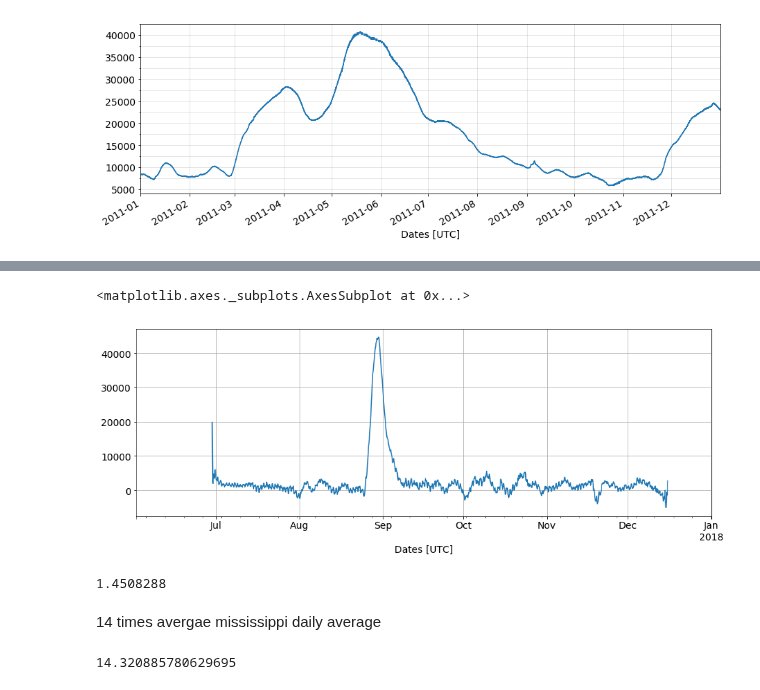
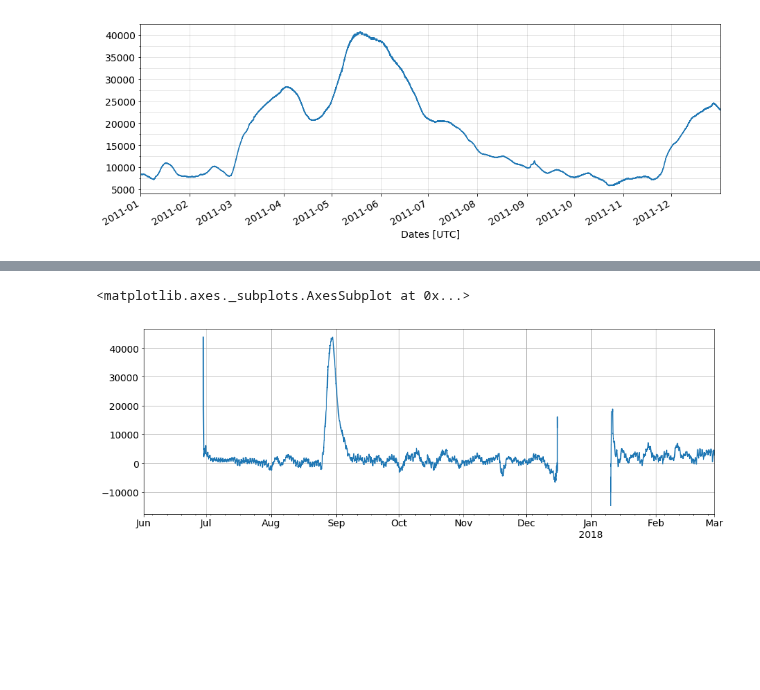
Before and after one commit to kthyng/flood_estimate, a Jupyter notebook: Harvey inflow.ipynb, the cells around one changed output, grey strips where cells are left out. Drawn from its saved outputs; the diff is of its cells as text; code cells hidden in the pictures; blank space fills up the shorter version.

Commit message:
cleaned up inflow calculation

```diff
--- a/Harvey inflow.ipynb
+++ b/Harvey inflow.ipynb
@@ -31,6 +33,10 @@ plots = {'Water Level [m]': {'color': '0.1', 'marker': 'o', 's': 200, 'alpha': 1
          'Rain [cm]': {'marker': 's', 's':200, 'alpha': 1},
          'Flow rate [m^3/s]': {'marker': '>', 's': 200, 'alpha': 1}}
 
-base = 'drive_data/'
+b = 'drive_data/'
+baseb = b + 'bathy/'
+basesf = b + 'shapefiles/'
+based = b + 'stations/'
+baset = b + 'twdb/'
 # %%
 run buoy_info.py
@@ -39,18 +43,16 @@ run buoy_info.py
 # %%
-# See make_data notebook. This reads in data from many sources, recalculates so that all data is hourly by taking
+# See `Gather data` notebook. This reads in data from many sources, recalculates so that all data is hourly by taking
 # hourly averages, and shifts water levels to all be mean high water to match the bathymetry.
-df = pd.read_csv(base + 'data06to03-15min.csv', parse_dates=True, index_col=0)
-
-dstart = '2017-06-01'; dend = '2017-12-31'
+df = pd.read_csv(based + 'data06to03-15min.csv', parse_dates=True, index_col=0)
 
 dt = (df.index[1] - df.index[0]).total_seconds()  # time step in seconds
 # %%
-# read in bathymetry data, as calculated in notebook `bathy`
-d = np.load(base + 'bathy_galv_clean.npz')  # all of Galveston Bay
+# read in bathymetry data, as calculated in notebook `Process bathymetry`
+d = np.load(baseb + 'bathy_galv_clean.npz')  # all of Galveston Bay
 bathy = d['bathy']; dx = d['dx']; dy = d['dy']; lon = d['lon']; lat = d['lat']
-bathyw = np.load(base + 'bathy_galv_west.npz')['bathy']  # West Bay
-bathym = np.load(base + 'bathy_galv_main.npz')['bathy']  # Rest of Galveston Bay
-bathyo = np.load(base + 'bathy_every_fifth.npz')['bathy'][::-1,:][1:-1,1:-1]  # all
+bathyw = np.load(baseb + 'bathy_galv_west.npz')['bathy']  # West Bay
+bathym = np.load(baseb + 'bathy_galv_main.npz')['bathy']  # Rest of Galveston Bay
+bathyo = np.load(baseb + 'bathy_every_fifth.npz')['bathy'][::-1,:][1:-1,1:-1]  # all
 bathyo = np.ma.masked_where(bathyo>0, bathyo)
 # %% [markdown]
 ## Calculate mean speed for velocity profile at entrance channel
@@ -453,9 +446,10 @@ props = dict(boxstyle='round', facecolor='w', edgecolor='w', alpha=0.6)
 
 # plot buoys
 vmin = (taus).min(); vmax = (taus).max()
+vmin = 0.5; vmax = 1.5  # to match colormap
 for saltcol, tau in zip(saltcols, taus):
     buoy = saltcol.split(':')[0]
-    dx, dy = shift[buoy]
+    sdx, sdy = shift[buoy]
     if len(buoy) <= 3:
         lonsta, latsta = dfq[(dfq['Station'] == buoy)][['Long', 'Lat']].values[0,:]
         marker = 's'
@@ -469,14 +463,14 @@ for saltcol, tau in zip(saltcols, taus):
     param = tau
     mappable = ax.scatter(lonsta, latsta, c=param, s=s, transform=pc, zorder=zorder,
                           vmin=vmin, vmax=vmax, cmap=cmo.matter, edgecolors='k', marker=marker)
-    ax.text(lonsta+dx, latsta+dy, buoy, transform=pc, bbox=props)
+    ax.text(lonsta+sdx, latsta+sdy, buoy, transform=pc, bbox=props)
 # cb = plt.colorbar(mappable)
 # cb.set_label('Timescale [days]')
 
 ax2 = fig.add_axes([0.8, 0.01, 0.05, 0.95])
 cmap = cmo.matter
 # bounds = np.arange(vmin, vmax, 0.15)
-bounds = np.arange(0.5,1.6,0.1)
+bounds = np.arange(0.5,1.7,0.2)
 norm = mpl.colors.BoundaryNorm(bounds, cmap.N)
 cb2 = mpl.colorbar.ColorbarBase(ax2, cmap=cmap,
                                 norm=norm,
@@ -488,5 +482,5 @@ cb2 = mpl.colorbar.ColorbarBase(ax2, cmap=cmap,
 cb2.set_label('Timescale [days]')
 
 
-# fig.savefig('figures/time_tauf.png', bbox_inches='tight')
+fig.savefig('figures/time_tauflush.png', bbox_inches='tight')
 # %% [output]
@@ -1139,18 +918,5 @@ miss.plot(kind='hist', range=(0,45000), legend=False, bins=10)
 # %%
-(Qin2.rolling(window=72, min_periods=1, center=True).mean()).plot(figsize=(15,5), grid=True)
+(Qin.rolling(window=4*24*3, min_periods=1, center=True).mean()).plot(figsize=(15,5), grid=True)
 # %% [output]
 <matplotlib.axes._subplots.AxesSubplot at 0x...>
-[figure, old version]
+[figure, new version]
-# %%
-Qmiss = 16792  # m^3/s, wikipedia, max 86791
-Vmiss = Qmiss*86400  # m^3
-Vmiss /= 1000**3
-Vmiss
-# %% [output]
-1.4508288
-# %% [markdown]
-14 times avergae mississippi daily average
-# %%
-Vin/Vmiss
-# %% [output]
-14.320885780629695
```
Also changed, not shown: parts of 71 cells of this notebook.
